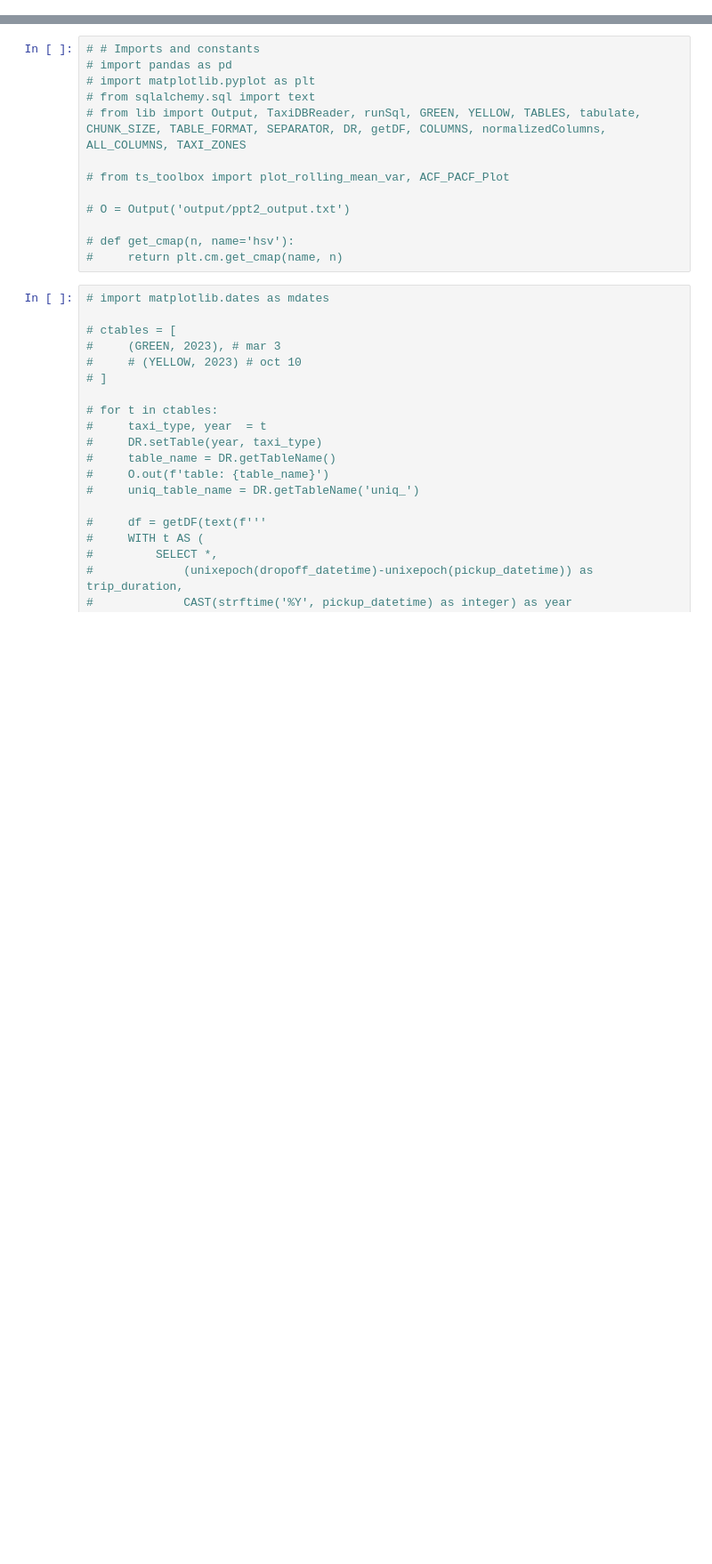
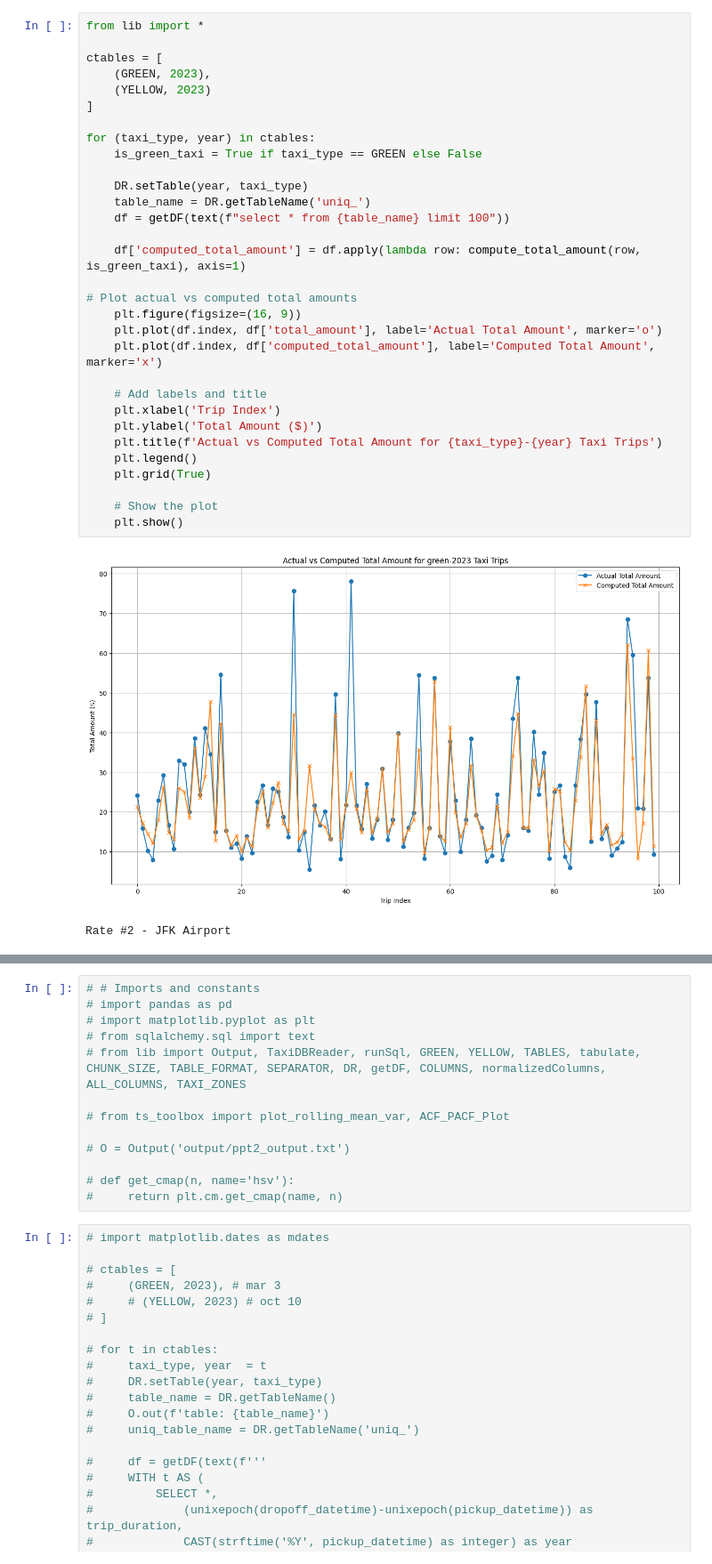
Before and after one commit to IshMakwana/DSCapstone, a Jupyter notebook: pg2.ipynb, the cells around one changed output, grey strips where cells are left out. Shown at 89% size. Drawn from its saved outputs; the diff is of its cells as text; blank space fills up the shorter version.

Commit message:
compute total_amount using mta website guidelines

```diff
--- a/pg2.ipynb
+++ b/pg2.ipynb
@@ -79,0 +153,34 @@ print(f"Estimated Total Amount: ${total_estimated_amount:.2f}")
+# %%
+from lib import *
+
+ctables = [
+    (GREEN, 2023),
+    (YELLOW, 2023)
+]
+
+for (taxi_type, year) in ctables:
+    is_green_taxi = True if taxi_type == GREEN else False
+
+    DR.setTable(year, taxi_type)
+    table_name = DR.getTableName('uniq_')
+    df = getDF(text(f"select * from {table_name} limit 100"))
+
+    df['computed_total_amount'] = df.apply(lambda row: compute_total_amount(row, is_green_taxi), axis=1)
+
+# Plot actual vs computed total amounts
+    plt.figure(figsize=(16, 9))
+    plt.plot(df.index, df['total_amount'], label='Actual Total Amount', marker='o')
+    plt.plot(df.index, df['computed_total_amount'], label='Computed Total Amount', marker='x')
+
+    # Add labels and title
+    plt.xlabel('Trip Index')
+    plt.ylabel('Total Amount ($)')
+    plt.title(f'Actual vs Computed Total Amount for {taxi_type}-{year} Taxi Trips')
+    plt.legend()
+    plt.grid(True)
+
+    # Show the plot
+    plt.show()
+# %% [output]
+[figure, added]
+Rate #2 - JFK Airport
```
Also changed, not shown: parts of 9 cells of this notebook.
